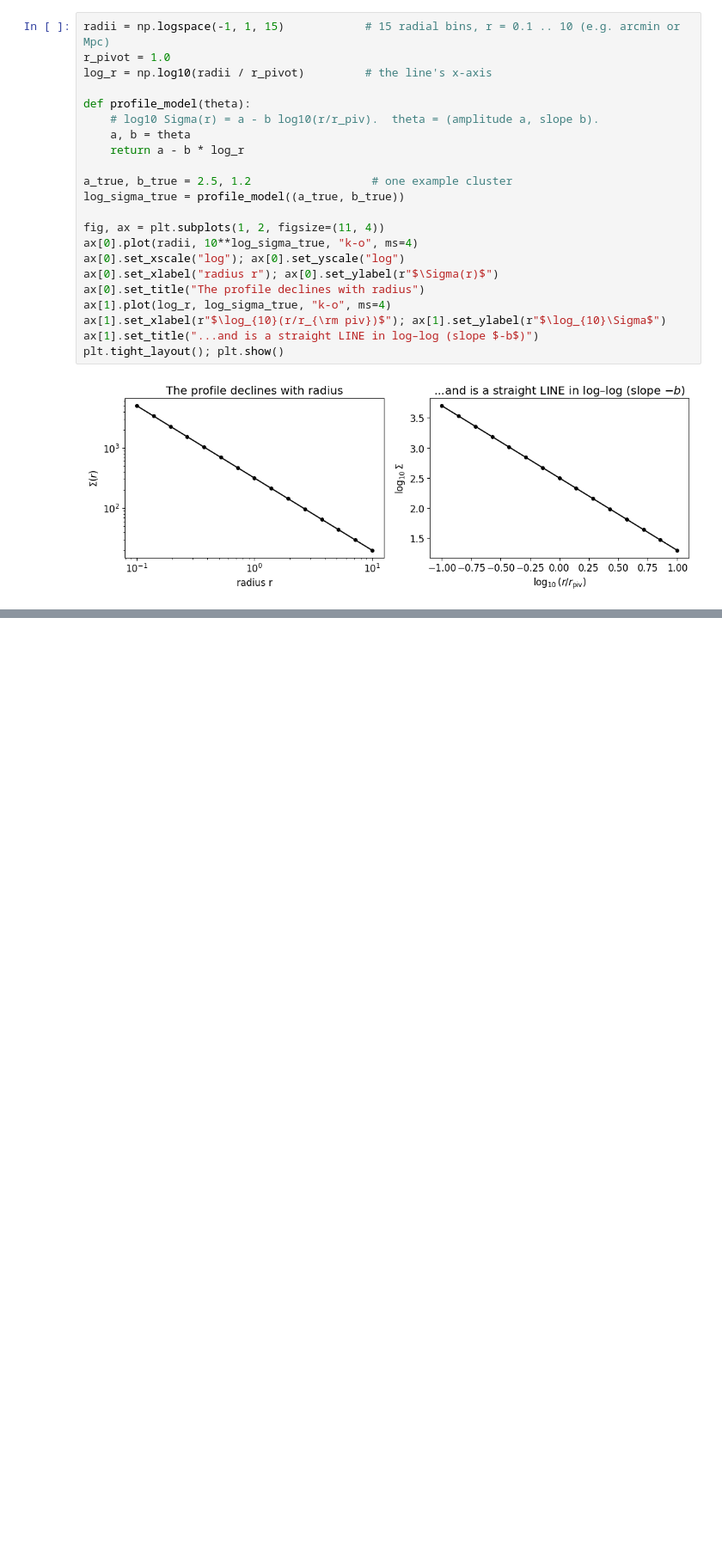
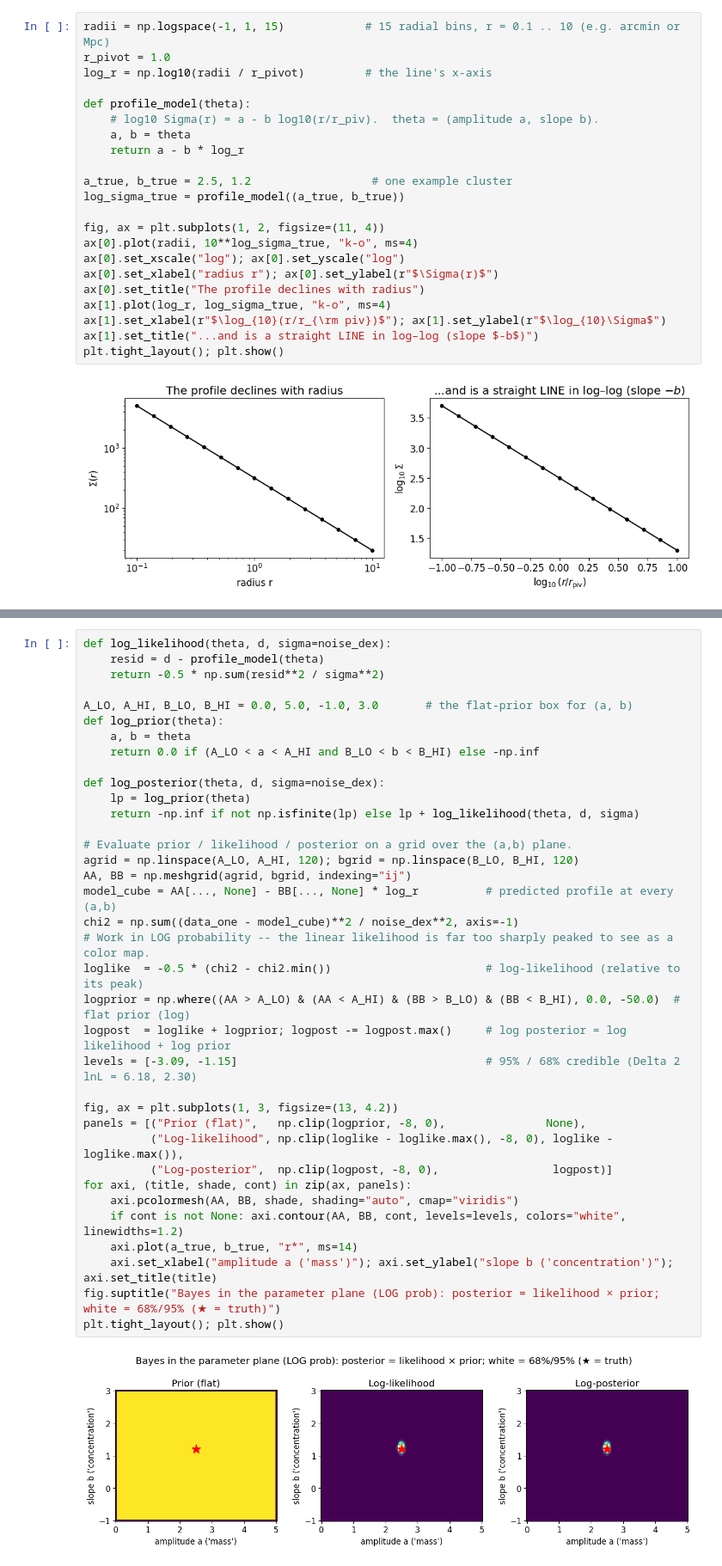
Before and after one commit to aidanbehmer/CL_HBI, a Jupyter notebook: mcmc_tut.ipynb, the cells around one changed output, grey strips where cells are left out. Shown at 86% size. Saved outputs shown, nothing was run; the diff lists cells and outputs as text; blank space fills up the shorter version.

```diff
--- a/mcmc_tut.ipynb
+++ b/mcmc_tut.ipynb
@@ -33,0 +52,38 @@ plt.tight_layout(); plt.show()
+# %%
+def log_likelihood(theta, d, sigma=noise_dex):
+    resid = d - profile_model(theta)
+    return -0.5 * np.sum(resid**2 / sigma**2)
+
+A_LO, A_HI, B_LO, B_HI = 0.0, 5.0, -1.0, 3.0       # the flat-prior box for (a, b)
+def log_prior(theta):
+    a, b = theta
+    return 0.0 if (A_LO < a < A_HI and B_LO < b < B_HI) else -np.inf
+
+def log_posterior(theta, d, sigma=noise_dex):
+    lp = log_prior(theta)
+    return -np.inf if not np.isfinite(lp) else lp + log_likelihood(theta, d, sigma)
+
+# Evaluate prior / likelihood / posterior on a grid over the (a,b) plane.
+agrid = np.linspace(A_LO, A_HI, 120); bgrid = np.linspace(B_LO, B_HI, 120)
+AA, BB = np.meshgrid(agrid, bgrid, indexing="ij")
+model_cube = AA[..., None] - BB[..., None] * log_r          # predicted profile at every (a,b)
+chi2 = np.sum((data_one - model_cube)**2 / noise_dex**2, axis=-1)
+# Work in LOG probability -- the linear likelihood is far too sharply peaked to see as a color map.
+loglike  = -0.5 * (chi2 - chi2.min())                       # log-likelihood (relative to its peak)
+logprior = np.where((AA > A_LO) & (AA < A_HI) & (BB > B_LO) & (BB < B_HI), 0.0, -50.0)  # flat prior (log)
+logpost  = loglike + logprior; logpost -= logpost.max()     # log posterior = log likelihood + log prior
+levels = [-3.09, -1.15]                                     # 95% / 68% credible (Delta 2 lnL = 6.18, 2.30)
+
+fig, ax = plt.subplots(1, 3, figsize=(13, 4.2))
+panels = [("Prior (flat)",   np.clip(logprior, -8, 0),               None),
+          ("Log-likelihood", np.clip(loglike - loglike.max(), -8, 0), loglike - loglike.max()),
+          ("Log-posterior",  np.clip(logpost, -8, 0),                 logpost)]
+for axi, (title, shade, cont) in zip(ax, panels):
+    axi.pcolormesh(AA, BB, shade, shading="auto", cmap="viridis")
+    if cont is not None: axi.contour(AA, BB, cont, levels=levels, colors="white", linewidths=1.2)
+    axi.plot(a_true, b_true, "r*", ms=14)
+    axi.set_xlabel("amplitude a ('mass')"); axi.set_ylabel("slope b ('concentration')"); axi.set_title(title)
+fig.suptitle("Bayes in the parameter plane (LOG prob): posterior = likelihood × prior; white = 68%/95% (★ = truth)")
+plt.tight_layout(); plt.show()
+# %% [output]
+[figure, added]
```
Also changed, not shown: parts of 21 cells of this notebook, 4 other files.
